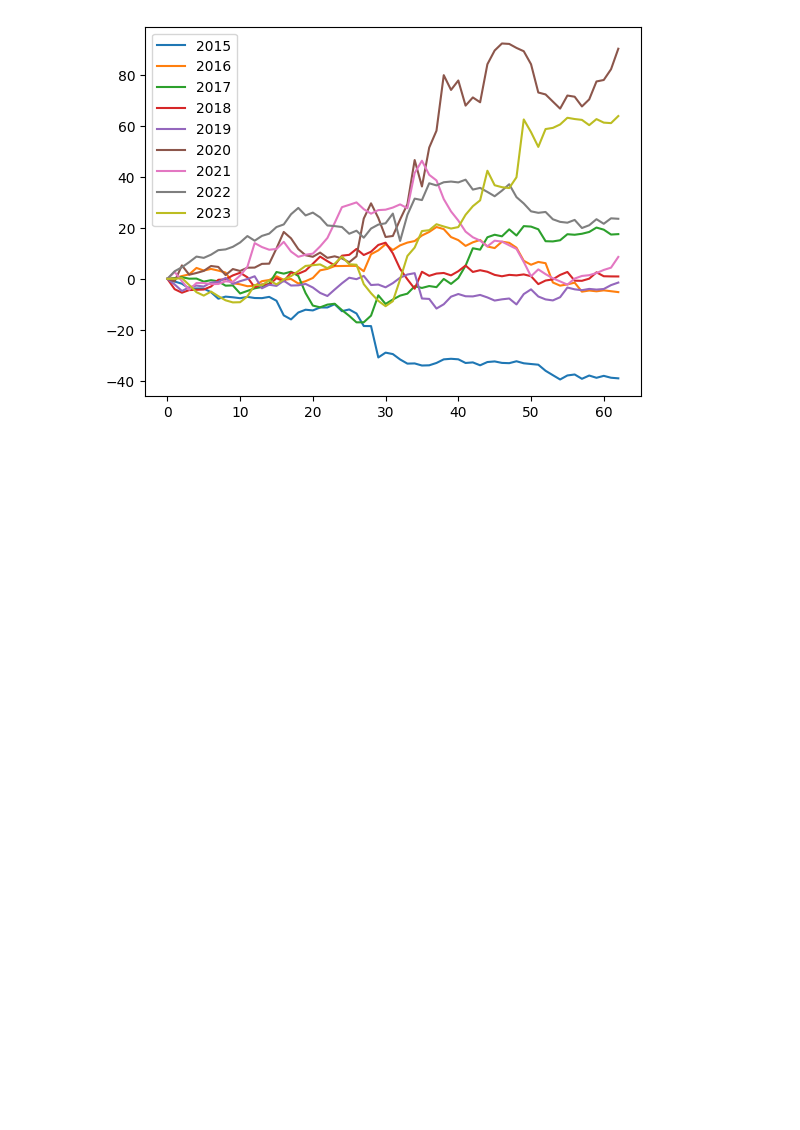
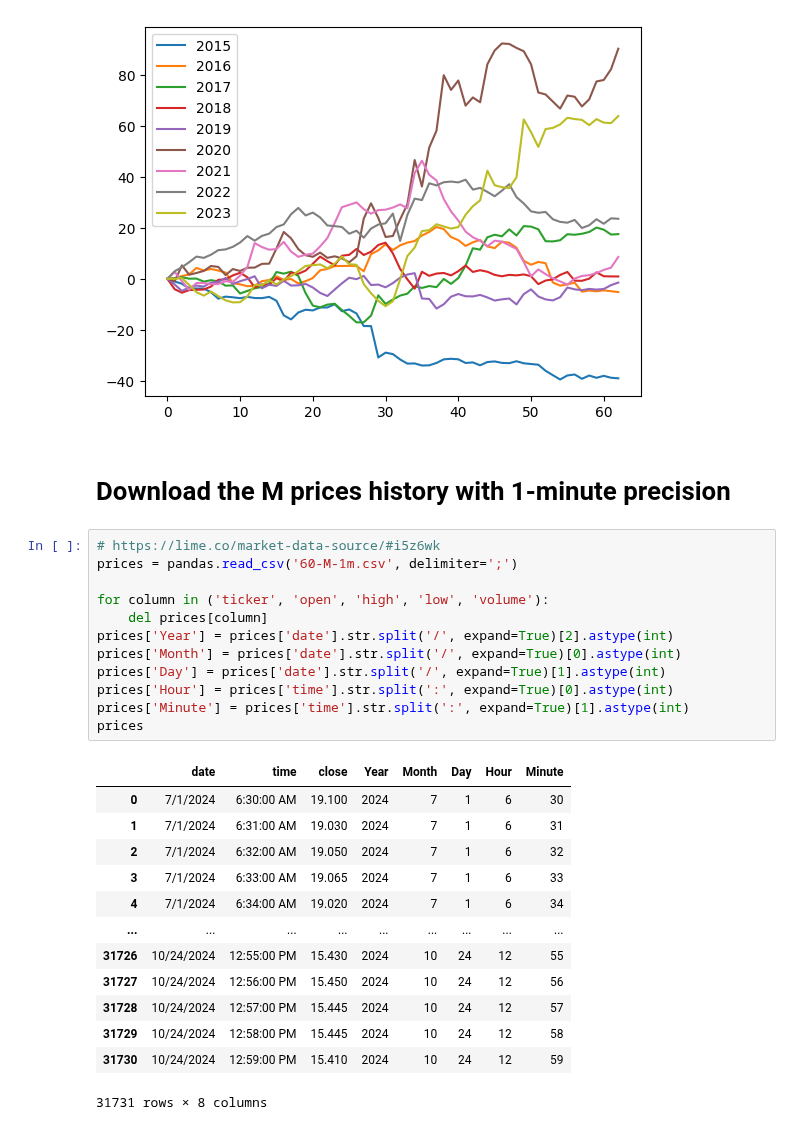
Before and after one commit to peterdemin/peterdemin.github.io, a Jupyter notebook: source/12_articles/60-M.ipynb, the cells around one changed output. Cells and saved outputs as stored; diff of their text form; blank space fills up the shorter version.

```diff
--- a/source/12_articles/60-M.ipynb
+++ b/source/12_articles/60-M.ipynb
@@ -107,3 +107,31 @@ spx_seasons.plot()
 [figure]
 [figure]
 [figure]
+# %% [markdown]
+# Download the M prices history with 1-minute precision
+# %%
+# https://lime.co/market-data-source/#i5z6wk
+prices = pandas.read_csv('60-M-1m.csv', delimiter=';')
+
+for column in ('ticker', 'open', 'high', 'low', 'volume'):
+    del prices[column]
+prices['Year'] = prices['date'].str.split('/', expand=True)[2].astype(int)
+prices['Month'] = prices['date'].str.split('/', expand=True)[0].astype(int)
+prices['Day'] = prices['date'].str.split('/', expand=True)[1].astype(int)
+prices['Hour'] = prices['time'].str.split(':', expand=True)[0].astype(int)
+prices['Minute'] = prices['time'].str.split(':', expand=True)[1].astype(int)
+prices
+# %% [output]
+|  | date | time | close | Year | Month | Day | Hour | Minute |
+| 0 | 7/1/2024 | 6:30:00 AM | 19.100 | 2024 | 7 | 1 | 6 | 30 |
+| 1 | 7/1/2024 | 6:31:00 AM | 19.030 | 2024 | 7 | 1 | 6 | 31 |
+| 2 | 7/1/2024 | 6:32:00 AM | 19.050 | 2024 | 7 | 1 | 6 | 32 |
+| 3 | 7/1/2024 | 6:33:00 AM | 19.065 | 2024 | 7 | 1 | 6 | 33 |
+| 4 | 7/1/2024 | 6:34:00 AM | 19.020 | 2024 | 7 | 1 | 6 | 34 |
+| ... | ... | ... | ... | ... | ... | ... | ... | ... |
+| 31726 | 10/24/2024 | 12:55:00 PM | 15.430 | 2024 | 10 | 24 | 12 | 55 |
+| 31727 | 10/24/2024 | 12:56:00 PM | 15.450 | 2024 | 10 | 24 | 12 | 56 |
+| 31728 | 10/24/2024 | 12:57:00 PM | 15.445 | 2024 | 10 | 24 | 12 | 57 |
+| 31729 | 10/24/2024 | 12:58:00 PM | 15.445 | 2024 | 10 | 24 | 12 | 58 |
+| 31730 | 10/24/2024 | 12:59:00 PM | 15.410 | 2024 | 10 | 24 | 12 | 59 |
+31731 rows × 8 columns
```
Also changed, not shown: parts of 9 cells of this notebook, 5 other files.
